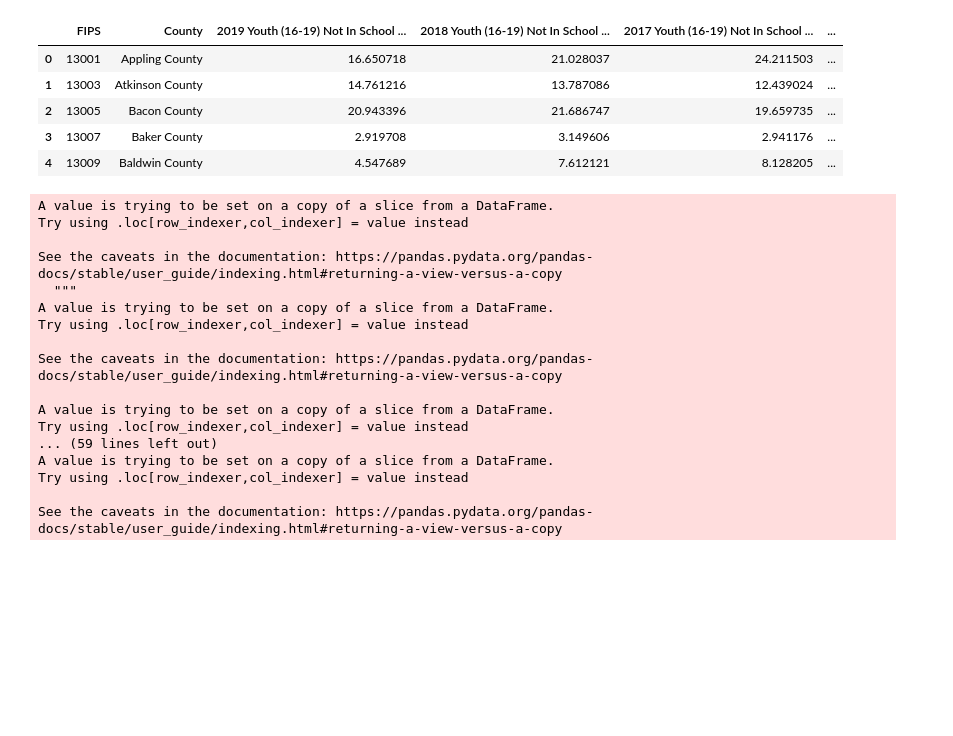
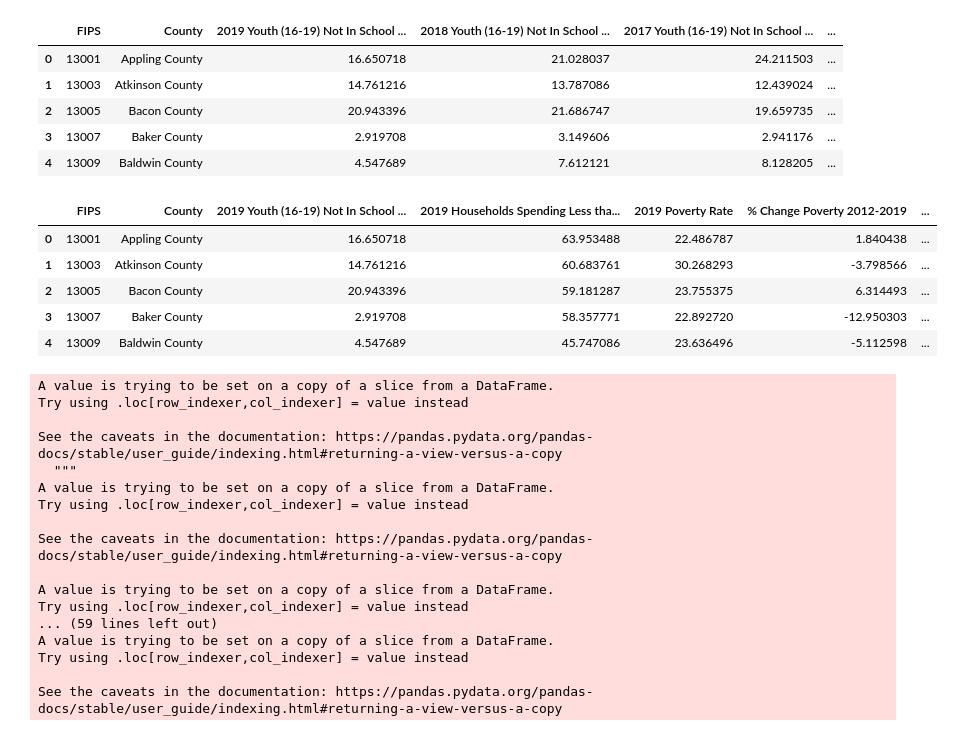
Before and after one commit to mmainzer/county-index, a Jupyter notebook: data-clean.ipynb, the cells around one changed output. Cells and saved outputs as stored; diff of their text form; code cells hidden in the pictures; blank space fills up the shorter version.

```diff
--- a/data-clean.ipynb
+++ b/data-clean.ipynb
@@ -277,3 +261,12 @@ data = dataFlat.iloc[:,np.r_[0:3,12,22,31,42,43,44,55,65,69,75,90,91,92,98,109,1
+# %%
+data.head()
+# %% [output]
+|  | FIPS | County | 2019 Youth (16-19) Not In School ... | 2019 Households Spending Less tha... | 2019 Poverty Rate | % Change Poverty 2012-2019 | ... |
+| 0 | 13001 | Appling County | 16.650718 | 63.953488 | 22.486787 | 1.840438 | ... |
+| 1 | 13003 | Atkinson County | 14.761216 | 60.683761 | 30.268293 | -3.798566 | ... |
+| 2 | 13005 | Bacon County | 20.943396 | 59.181287 | 23.755375 | 6.314493 | ... |
+| 3 | 13007 | Baker County | 2.919708 | 58.357771 | 22.892720 | -12.950303 | ... |
+| 4 | 13009 | Baldwin County | 4.547689 | 45.747086 | 23.636496 | -5.112598 | ... |
 # %%
 # need to create a min/max scale to normalize each column
 # several columns need higher normalized values to coincide with lower actual values
```
Also changed, not shown: parts of 11 cells of this notebook, 12 other files.
